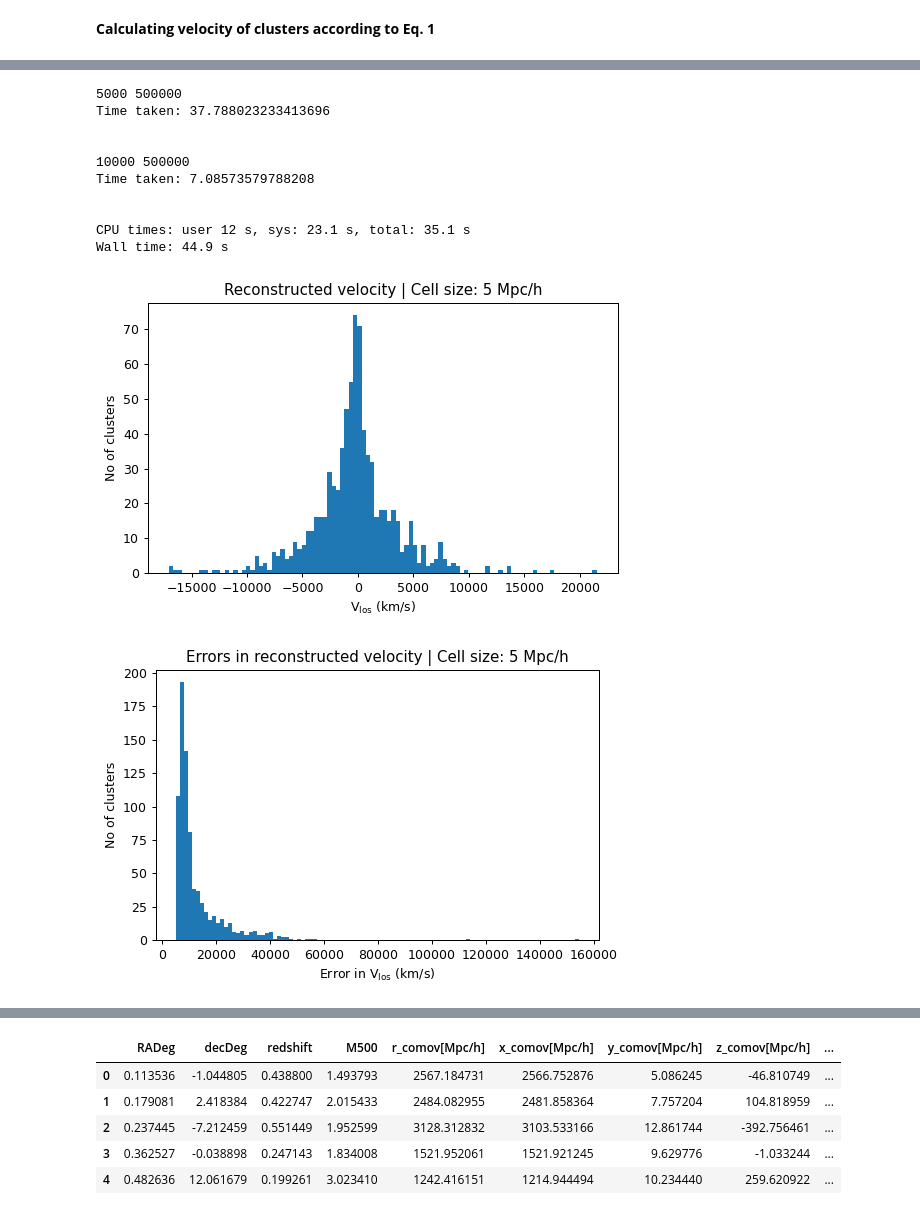
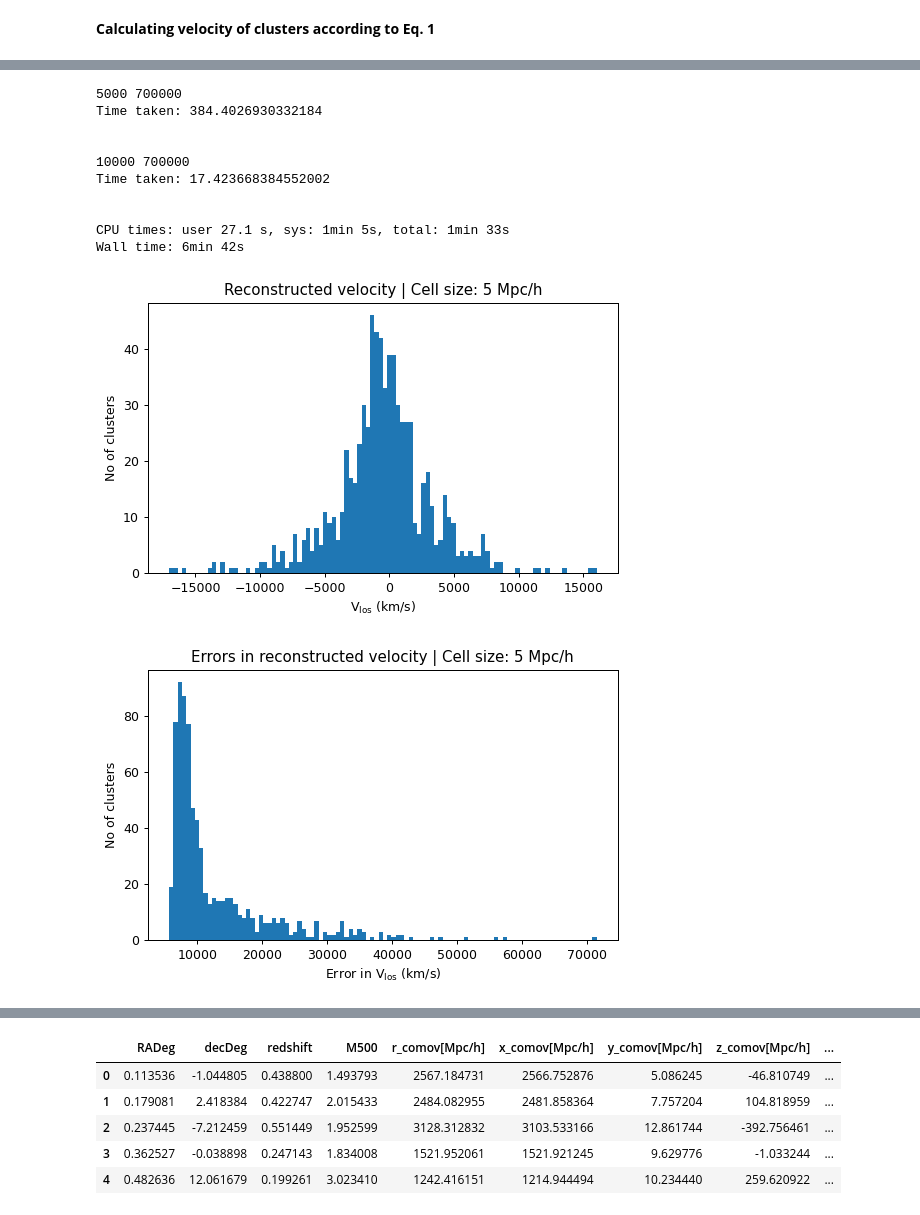
Before and after one commit to awaismirza92/velocity-reconstruction-and-kinetic-SZ, a Jupyter notebook: codes_for_ACT/ACT_vel_calc.ipynb, the cells around one changed output, grey strips where cells are left out. Cells and saved outputs as stored; diff of their text form; code cells hidden in the pictures.

```diff
--- a/codes_for_ACT/ACT_vel_calc.ipynb
+++ b/codes_for_ACT/ACT_vel_calc.ipynb
@@ -85,7 +85,7 @@ df_act_clus.head()
 # %%
 def pre_fac_func(z):
 
-    f = cosmo.Om0**0.545
+    f = cosmo.Om(z)**0.545
     a = 1/(1+z)
     H = cosmo.H(z).value
 
@@ -166,7 +174,8 @@ def delta_gal_mean_func(df_act_clus_available, cell_size, radius):
 
     return np.mean(delta_gal_cube)
 # %%
-def overdensity_field_calc(clus_x, clus_y, clus_z, cell_size, clus_cube_size):
+def overdensity_field_calc(clus_x, clus_y, clus_z, cell_size, clus_cube_size,
+                           dist):
 
     #converting strings into floats
     clus_x = float(clus_x); clus_y = float(clus_y); clus_z = float(clus_z)
@@ -228,7 +237,7 @@ def overdensity_field_calc(clus_x, clus_y, clus_z, cell_size, clus_cube_size):
     gals_in_cell_avg_err = (gals_in_cell_low_err + gals_in_cell_up_err) / 2
 
     #calculating mean galaxy density
-    rho_gal_mean = np.mean(gals_in_cell)
+    rho_gal_mean = np.mean(gals_in_cell[dist < (clus_cube_size//2)])
 
     #determining the overdensity of galaxies
     delta_gal = (gals_in_cell/rho_gal_mean) - 1
@@ -284,11 +301,16 @@ def vel_terms_calc(cell_size, clus_cube_size):
 def clus_velocity_calc(clus_x, clus_y, clus_z, redshift, cell_size, vel_terms,
                        clus_cube_size):
 
-    delta_matter, delta_matter_error = overdensity_field_calc(clus_x, clus_y, clus_z, cell_size,
-                                          clus_cube_size)
+
+    dy_cubed, numer_x, numer_y, numer_z, denom = vel_terms
+    dist = np.cbrt(denom)
 
 
-    dy_cubed, numer_x, numer_y, numer_z, denom = vel_terms
+    delta_matter, delta_matter_error = overdensity_field_calc(clus_x, clus_y, clus_z, cell_size,
+                                          clus_cube_size, dist)
+
+
+
 
     pre_fac = pre_fac_func(redshift)
 
@@ -296,7 +318,6 @@ def clus_velocity_calc(clus_x, clus_y, clus_z, redshift, cell_size, vel_terms,
     integrand_x = dy_cubed * delta_matter * (numer_x/(cosmo.h*1e3)) / denom #in units of Mpc
     integrand_x_error = dy_cubed * delta_matter_error * (numer_x/(cosmo.h*1e3)) / denom
 
-    dist = np.cbrt(denom)
     integrand_x = integrand_x[dist < (clus_cube_size//2)]
     integrand_x_error = integrand_x_error[dist < (clus_cube_size//2)]
 
@@ -383,7 +405,7 @@ clus_mass_bins_results = pd.DataFrame(columns=['Cell Size',
 
 
 # clus_cube_sizes = [400000, 500000, 60000]
-for clus_cube_size in [500000]:
+for clus_cube_size in [700000]:
     for cell_size in [5000, 10000]:                       #kpc/h, size of pixel or cell
 #     for cell_size in [10000]:
 
@@ -435,38 +457,41 @@ for clus_cube_size in [500000]:
 
 
         plotting_func(df_clusters_est_err, cell_size, clus_cube_size)
 
+
+        df_clusters_est_err.to_csv(f'Data/with_vels/z_gt_4_lt_7_{radius}_{cell_size}.csv')
+
 # #         clear_output(wait=True)
 
 
 
 
 
 #         clus_mass_bins_results = clus_mass_bins_results.append({'Cell Size': cell_size,
 #                 'Cube Size': clus_cube_size,
 #                 'Clusters': no_of_clus,
 
 #                 'Slope - Vlos': round(param_los_scipy[0][0], 3),
 #                 'Error - Slope - Vlos': round(np.sqrt(param_los_scipy[1][0, 0]), 3),
 #                 'Intercept - Vlos': round(param_los_scipy[0][1], 3),
 #                 'Scatter - Vlos': 'Not-calculated',
 
 #                                                                                },
 #                 ignore_index=True)
 
 
         print('Time taken:', time.time() - t)
         print('\n')
 # %% [output]
-5000 500000
-Time taken: 37.788023233413696
+5000 700000
+Time taken: 384.4026930332184
 
 
-10000 500000
-Time taken: 7.08573579788208
+10000 700000
+Time taken: 17.423668384552002
 
 
-CPU times: user 12 s, sys: 23.1 s, total: 35.1 s
-Wall time: 44.9 s
+CPU times: user 27.1 s, sys: 1min 5s, total: 1min 33s
+Wall time: 6min 42s
-[figure, old version]
+[figure, new version]
-[figure, old version]
+[figure, new version]
```
Also changed, not shown: parts of 10 cells of this notebook.
